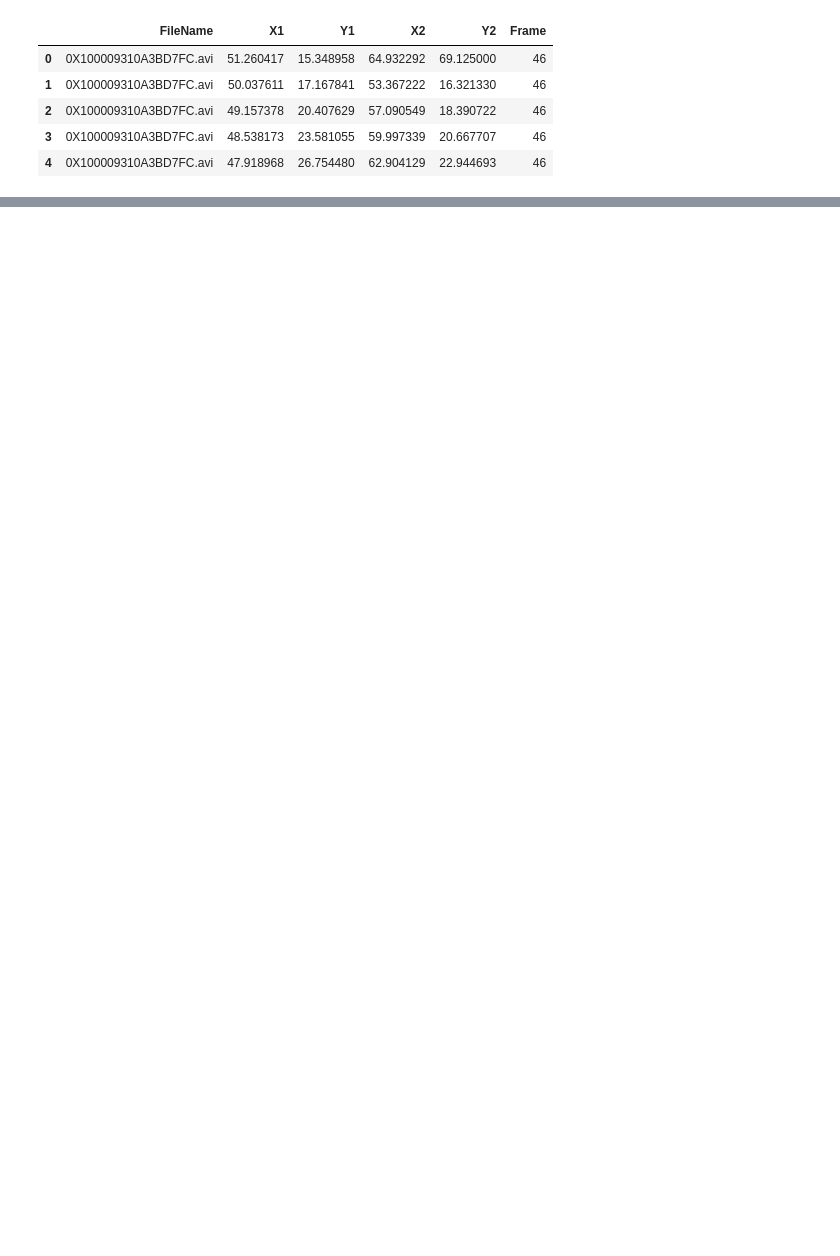
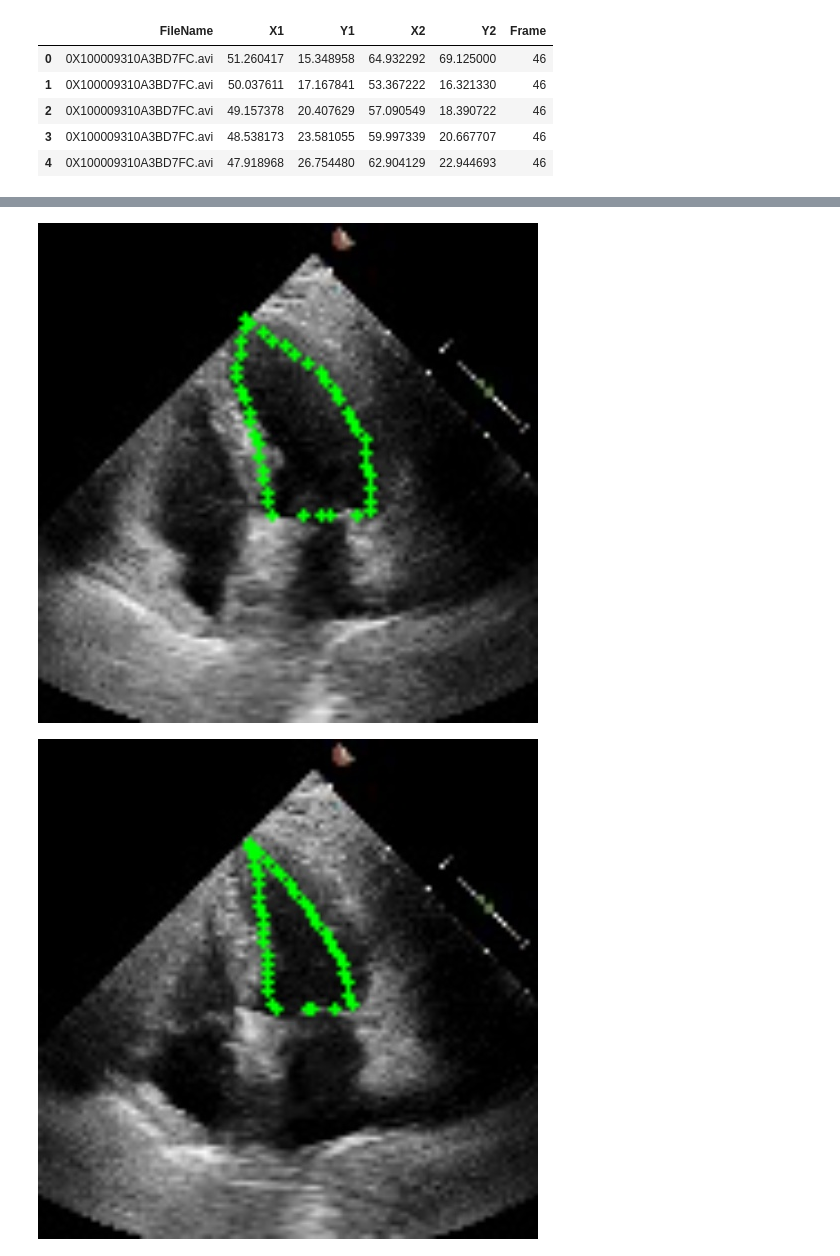
Before and after one commit to Tec-AI-23/EchoNetDynamic, a Jupyter notebook: scripts/maskGeneration.ipynb, the cells around one changed output, grey strips where cells are left out. Saved outputs shown, nothing was run; the diff lists cells and outputs as text; code cells hidden in the pictures; blank space fills up the shorter version.

Commit message:
feat(masks): added class mask to encapsulate masking logic and alternatives

```diff
--- a/scripts/maskGeneration.ipynb
+++ b/scripts/maskGeneration.ipynb
@@ -71,0 +29,15 @@ show_mask()
+# %%
+mask = Mask(
+    video_info=video_info,
+    amount_of_frames=3,
+    images_files_array=files,
+    path=path,
+)
+
+mask.show(mask_type="points")
+mask.show(mask_type="centroid", include_points=True, show_centroid=True)
+mask.show(mask_type="convex", include_points=True)
+mask.show(mask_type="simple_sort", include_points=True)
+# %% [output]
+[figure, added]
+[figure, added]
```
Also changed, not shown: parts of 9 cells of this notebook, 1 other file.
